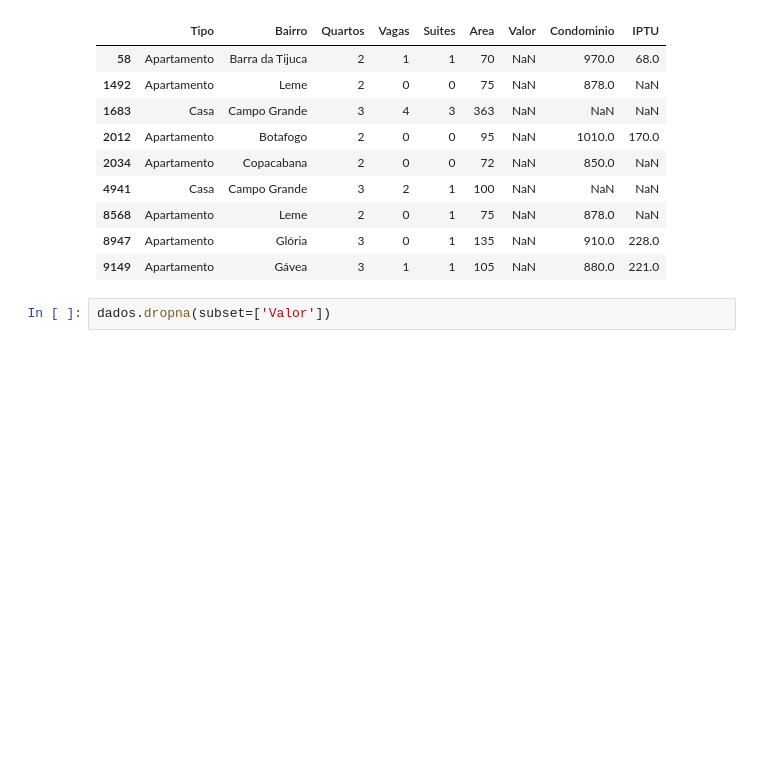
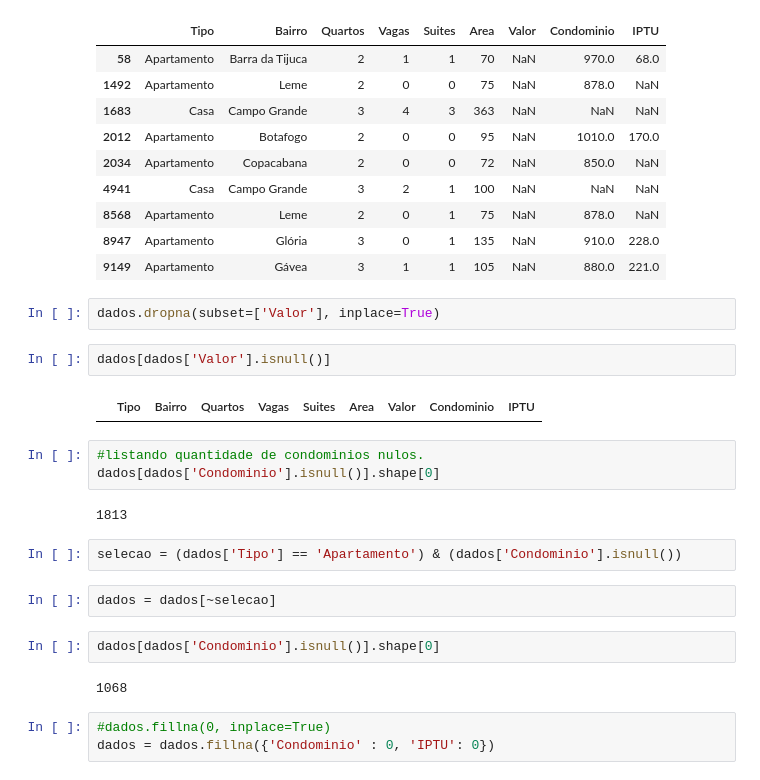
Before and after one commit to henriquewestphal/Python-Panda, a Jupyter notebook: Tratamento_de_dados.ipynb, the cells around one changed output. Cells and saved outputs as stored; diff of their text form; blank space fills up the shorter version.

Commit message:
atribuido valor zero nos campos de IPTU e Condominio que estavam nulos

```diff
--- a/Tratamento_de_dados.ipynb
+++ b/Tratamento_de_dados.ipynb
@@ -90,4 +90,24 @@ dados[dados['Valor'].isnull()]
 | 8947 | Apartamento | Glória | 3 | 0 | 1 | 135 | NaN | 910.0 | 228.0 |
 | 9149 | Apartamento | Gávea | 3 | 1 | 1 | 105 | NaN | 880.0 | 221.0 |
 # %%
-dados.dropna(subset=['Valor'])
+dados.dropna(subset=['Valor'], inplace=True)
+# %%
+dados[dados['Valor'].isnull()]
+# %% [output]
+|  | Tipo | Bairro | Quartos | Vagas | Suites | Area | Valor | Condominio | IPTU |
+# %%
+#listando quantidade de condominios nulos.
+dados[dados['Condominio'].isnull()].shape[0]
+# %% [output]
+1813
+# %%
+selecao = (dados['Tipo'] == 'Apartamento') & (dados['Condominio'].isnull())
+# %%
+dados = dados[~selecao]
+# %%
+dados[dados['Condominio'].isnull()].shape[0]
+# %% [output]
+1068
+# %%
+#dados.fillna(0, inplace=True)
+dados = dados.fillna({'Condominio' : 0, 'IPTU': 0})
```
Also changed, not shown: parts of 4 cells of this notebook.
